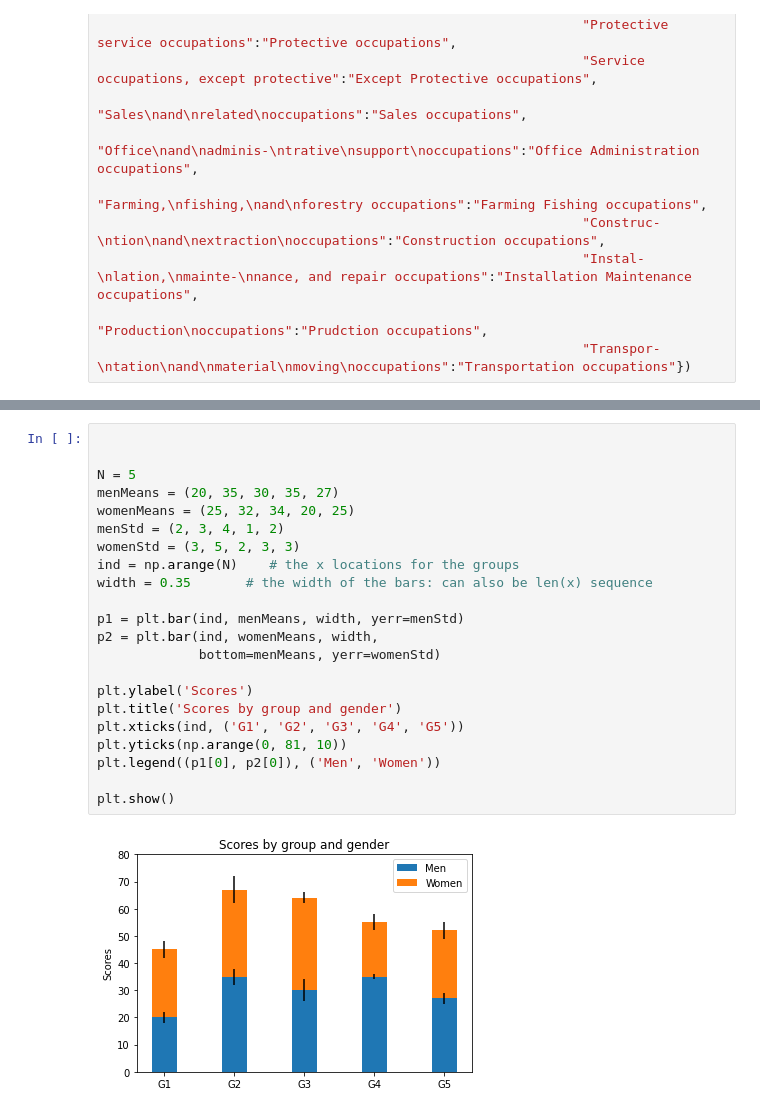
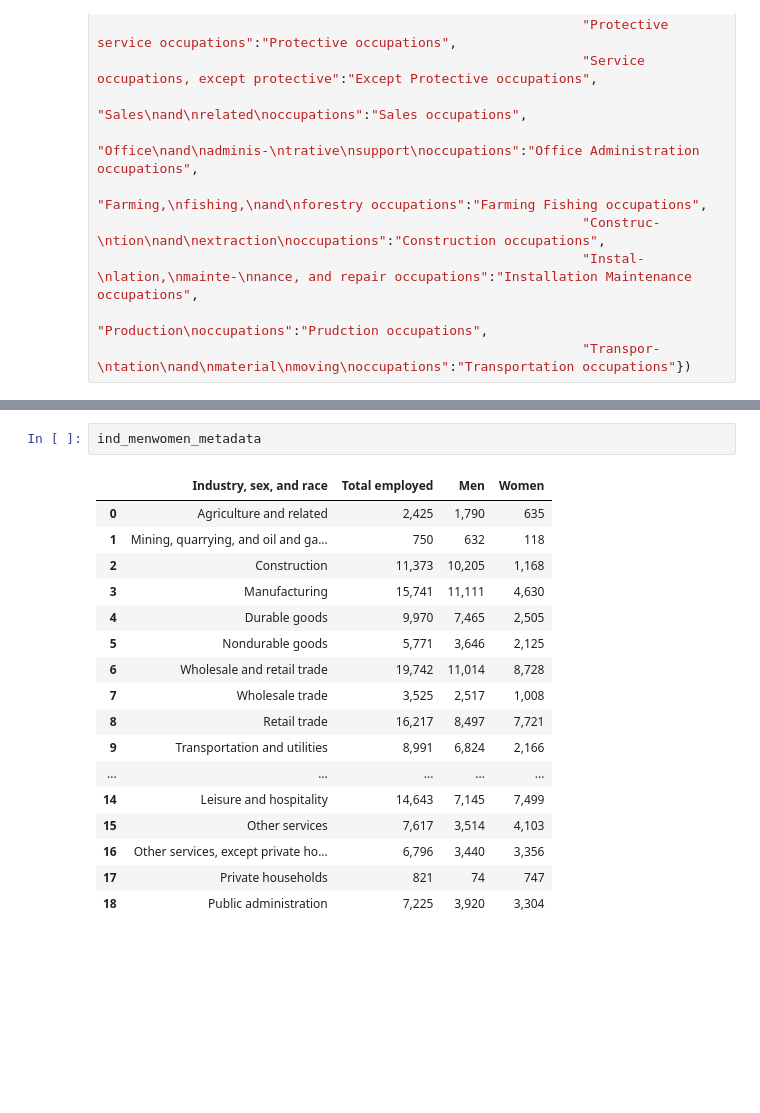
Before and after one commit to chinnamanaidu/project_rutgers, a Jupyter notebook: Project_bls/bls_starter.ipynb, the cells around one changed output, grey strips where cells are left out. Cells and saved outputs as stored; diff of their text form; blank space fills up the shorter version.

```diff
--- a/Project_bls/bls_starter.ipynb
+++ b/Project_bls/bls_starter.ipynb
@@ -205,25 +232,21 @@ plt.tight_layout()
 <Figure size 432x288 with 0 Axes>
-# %%
-
-
-N = 5
-menMeans = (20, 35, 30, 35, 27)
-womenMeans = (25, 32, 34, 20, 25)
-menStd = (2, 3, 4, 1, 2)
-womenStd = (3, 5, 2, 3, 3)
-ind = np.arange(N)    # the x locations for the groups
-width = 0.35       # the width of the bars: can also be len(x) sequence
-
-p1 = plt.bar(ind, menMeans, width, yerr=menStd)
-p2 = plt.bar(ind, womenMeans, width,
-             bottom=menMeans, yerr=womenStd)
-
-plt.ylabel('Scores')
-plt.title('Scores by group and gender')
-plt.xticks(ind, ('G1', 'G2', 'G3', 'G4', 'G5'))
-plt.yticks(np.arange(0, 81, 10))
-plt.legend((p1[0], p2[0]), ('Men', 'Women'))
-
-plt.show()
-# %% [output]
-[figure, removed]
+# %%
+ind_menwomen_metadata
+# %% [output]
+|  | Industry, sex, and race | Total employed | Men | Women |
+| 0 | Agriculture and related | 2,425 | 1,790 | 635 |
+| 1 | Mining, quarrying, and oil and ga... | 750 | 632 | 118 |
+| 2 | Construction | 11,373 | 10,205 | 1,168 |
+| 3 | Manufacturing | 15,741 | 11,111 | 4,630 |
+| 4 | Durable goods | 9,970 | 7,465 | 2,505 |
+| 5 | Nondurable goods | 5,771 | 3,646 | 2,125 |
+| 6 | Wholesale and retail trade | 19,742 | 11,014 | 8,728 |
+| 7 | Wholesale trade | 3,525 | 2,517 | 1,008 |
+| 8 | Retail trade | 16,217 | 8,497 | 7,721 |
+| 9 | Transportation and utilities | 8,991 | 6,824 | 2,166 |
+| ... | ... | ... | ... | ... |
+| 14 | Leisure and hospitality | 14,643 | 7,145 | 7,499 |
+| 15 | Other services | 7,617 | 3,514 | 4,103 |
+| 16 | Other services, except private ho... | 6,796 | 3,440 | 3,356 |
+| 17 | Private households | 821 | 74 | 747 |
+| 18 | Public administration | 7,225 | 3,920 | 3,304 |
```
Also changed, not shown: parts of 4 cells of this notebook.
